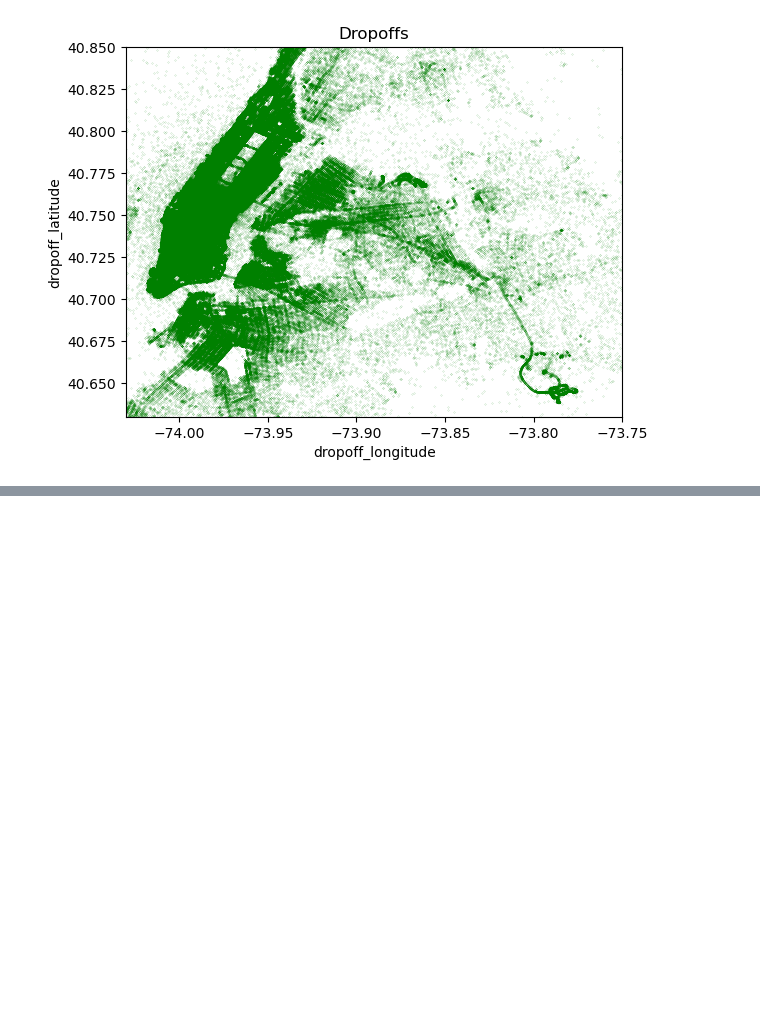
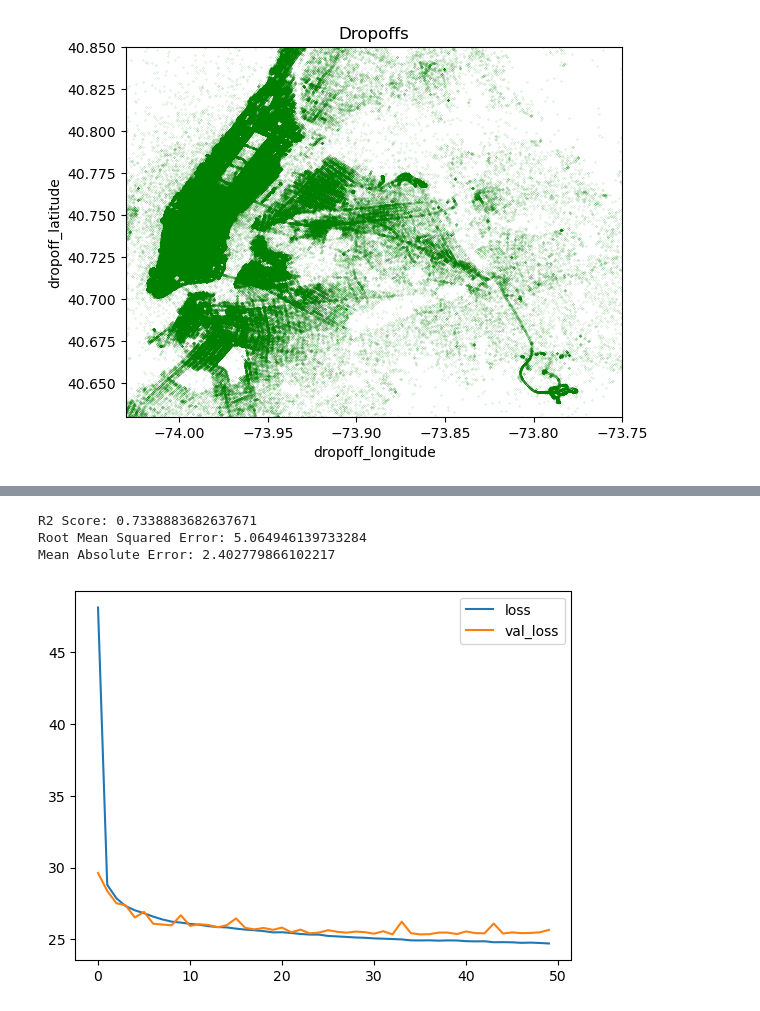
Before and after one commit to zafermesut/nyc-taxi-fare-prediction, a Jupyter notebook: Project.ipynb, the cells around one changed output, grey strips where cells are left out. Cells and saved outputs as stored; diff of their text form; code cells hidden in the pictures; blank space fills up the shorter version.

```diff
--- a/Project.ipynb
+++ b/Project.ipynb
@@ -286,0 +450,30 @@ len(df_train[df_train['H_Distance']==0])
+# %%
+from sklearn.preprocessing import StandardScaler
+
+scaler = StandardScaler()
+x_train_scaled = scaler.fit_transform(x_train)
+x_test_scaled = scaler.transform(x_test)
+# %%
+from tensorflow.keras.models import Sequential
+from tensorflow.keras.layers import Dense
+from tensorflow.keras.layers import BatchNormalization
+from tensorflow.keras import regularizers
+from tensorflow.keras.optimizers import Adam
+
+model = Sequential()
+model.add(Dense(256, activation='relu', input_dim=x_train_scaled.shape[1], activity_regularizer=regularizers.l1(0.01)))
+model.add(BatchNormalization())
+model.add(Dense(128, activation='relu'))
+model.add(BatchNormalization())
+model.add(Dense(64, activation='relu'))
+model.add(BatchNormalization())
+model.add(Dense(32, activation='relu'))
+model.add(BatchNormalization())
+model.add(Dense(8, activation='relu'))
+model.add(BatchNormalization())
+model.add(Dense(1))
+
+adam = Adam(learning_rate= 0.001)
+model.compile(loss='mse', optimizer=adam, metrics=['mae'])
+# %%
+history = model.fit(x_train_scaled, y_train, epochs=50, batch_size=32, validation_data=(x_test_scaled, y_test), verbose=1)
@@ -286,0 +502,12 @@ len(df_train[df_train['H_Distance']==0])
+# %%
+evaluate_model(y_test, pred)
+# %% [output]
+R2 Score: 0.7338883682637671
+Root Mean Squared Error: 5.064946139733284
+Mean Absolute Error: 2.402779866102217
+# %%
+loss_f = pd.DataFrame(history.history)
+# %%
+loss_f.plot();
+# %% [output]
+[figure, added]
```
Also changed, not shown: parts of 23 cells of this notebook.
